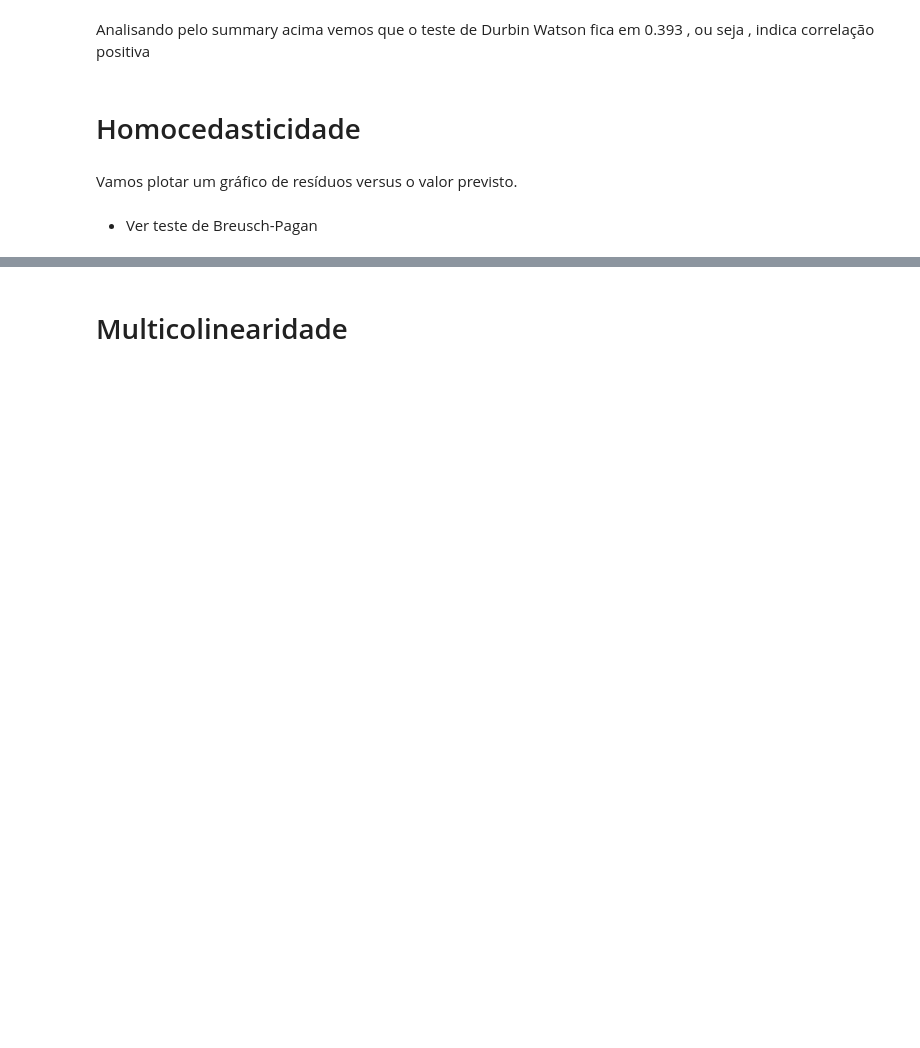
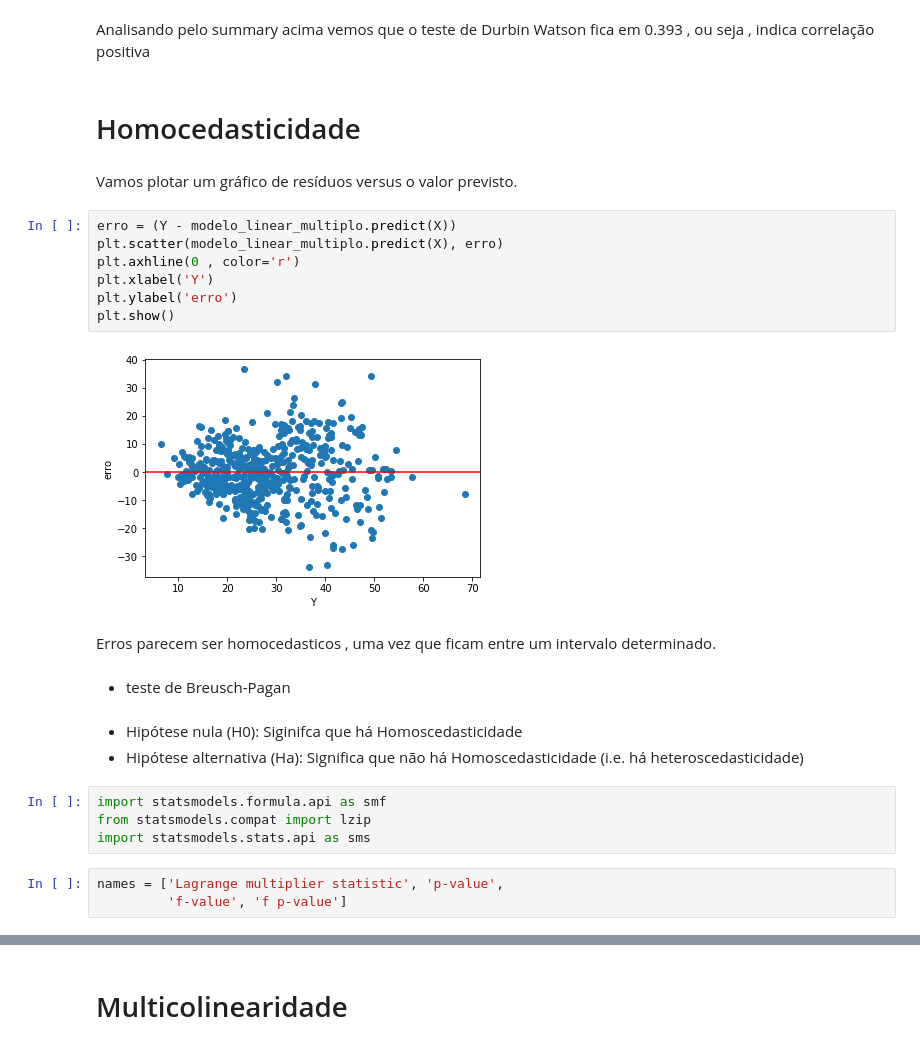
Before and after one commit to brondevitor/Python_Jorney, a Jupyter notebook: Regressão/Regressão IV.ipynb, the cells around one changed output, grey strips where cells are left out. Saved outputs shown, nothing was run; the diff lists cells and outputs as text; blank space fills up the shorter version.

```diff
--- a/Regressão/Regressão IV.ipynb
+++ b/Regressão/Regressão IV.ipynb
@@ -70,5 +70,26 @@ Analisando pelo summary acima vemos que o teste de Durbin Watson fica em 0.393 ,
 # Homocedasticidade
 # %% [markdown]
 Vamos plotar um gráfico de resíduos versus o valor previsto.
+# %%
+erro = (Y - modelo_linear_multiplo.predict(X))
+plt.scatter(modelo_linear_multiplo.predict(X), erro)
+plt.axhline(0 , color='r')
+plt.xlabel('Y')
+plt.ylabel('erro')
+plt.show()
+# %% [output]
+[figure, added]
+# %% [markdown]
+Erros parecem ser homocedasticos , uma vez que ficam entre um intervalo determinado.
 # %% [markdown]
-* Ver teste de Breusch-Pagan
+* teste de Breusch-Pagan
+# %% [markdown]
+* Hipótese nula (H0): Siginifca que há Homoscedasticidade
+* Hipótese alternativa (Ha): Significa que não há Homoscedasticidade (i.e. há heteroscedasticidade)
+# %%
+import statsmodels.formula.api as smf
+from statsmodels.compat import lzip
+import statsmodels.stats.api as sms
+# %%
+names = ['Lagrange multiplier statistic', 'p-value',
+         'f-value', 'f p-value']
```
Also changed, not shown: parts of 10 cells of this notebook.
